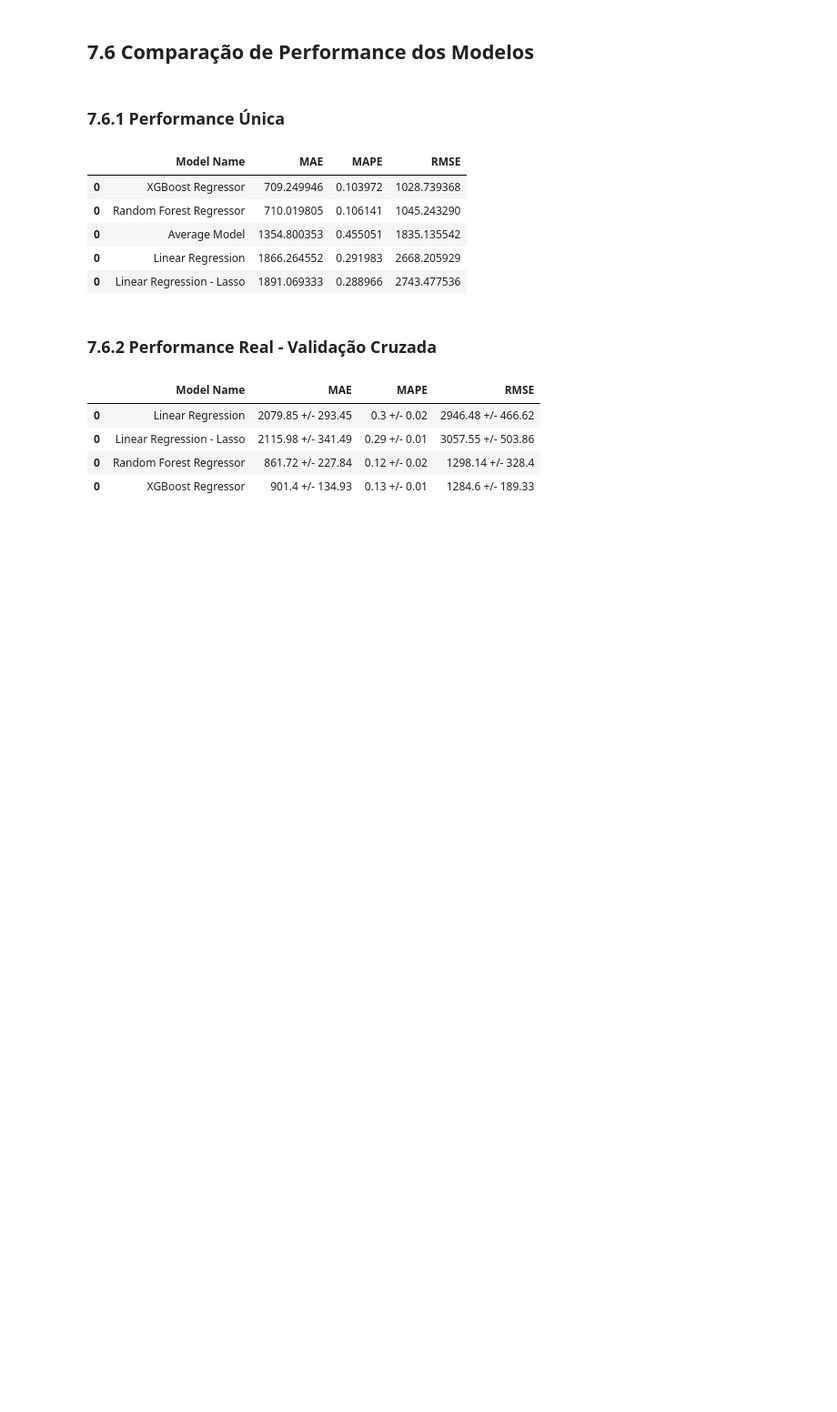
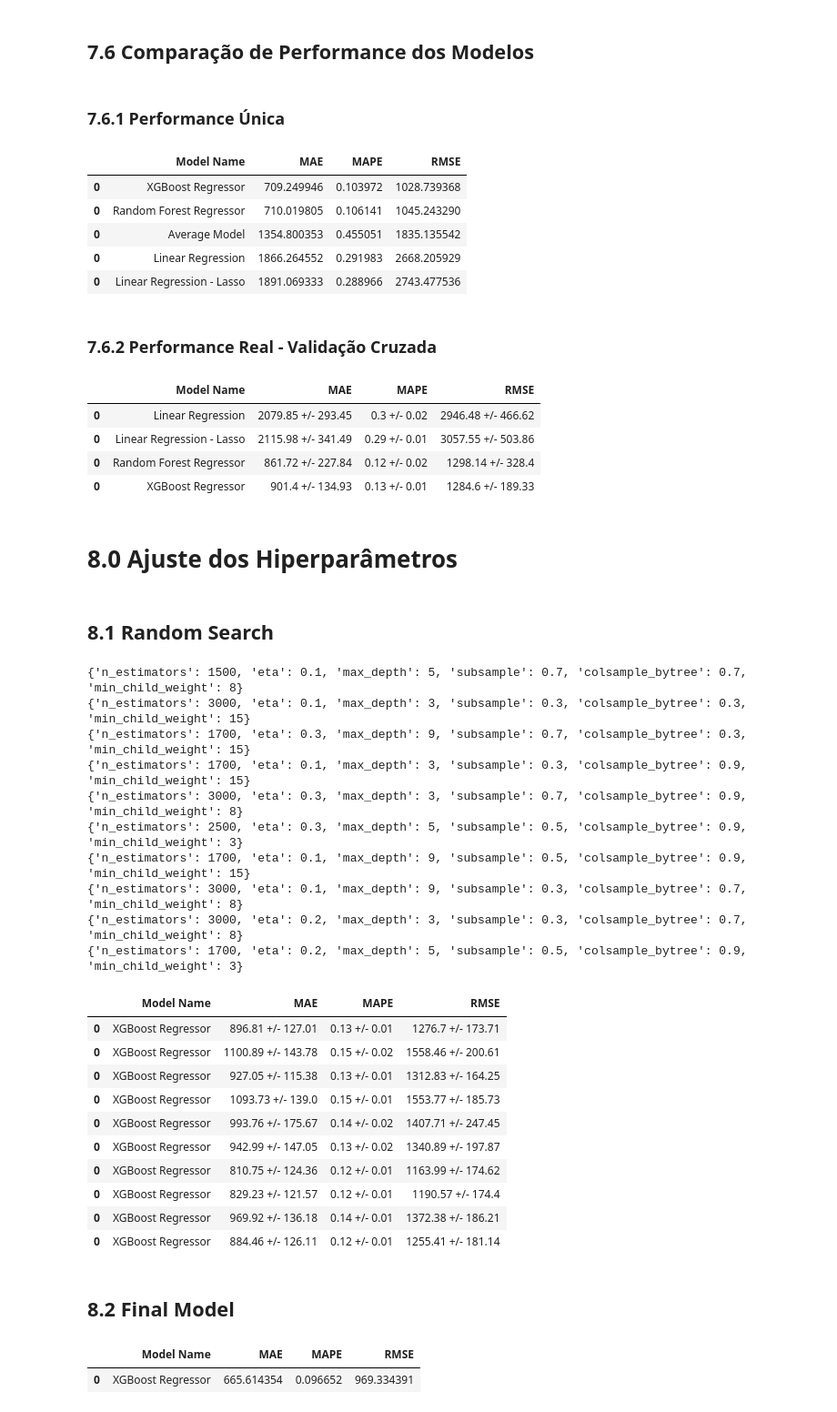
Before and after one commit to misaelpcastro/rossmann_previsao_vendas, a Jupyter notebook: Previsao_vendas_por_loja_v1.ipynb, the cells around one changed output. Shown at 91% size. Drawn from its saved outputs; the diff is of its cells as text; code cells hidden in the pictures; blank space fills up the shorter version.

Commit message:
Add Hyperparameter fine tuning and Final model

```diff
--- a/Previsao_vendas_por_loja_v1.ipynb
+++ b/Previsao_vendas_por_loja_v1.ipynb
@@ -1023,3 +1024,63 @@ modelling_result_cv
 | 0 | Linear Regression - Lasso | 2115.98 +/- 341.49 | 0.29 +/- 0.01 | 3057.55 +/- 503.86 |
 | 0 | Random Forest Regressor | 861.72 +/- 227.84 | 0.12 +/- 0.02 | 1298.14 +/- 328.4 |
 | 0 | XGBoost Regressor | 901.4 +/- 134.93 | 0.13 +/- 0.01 | 1284.6 +/- 189.33 |
+# %% [markdown]
+# 8.0 Ajuste dos Hiperparâmetros
+# %% [markdown]
+## 8.1 Random Search
+# %%
+param = {'n_estimators': [1500, 1700, 2500, 3000, 3500],
+         'eta': [0.1, 0.2, 0.3],
+         'max_depth': [3, 5, 9],
+         'subsample': [0.3, 0.5, 0.7],
+         'colsample_bytree': [0.3, 0.7, 0.9],
+         'min_child_weight': [3, 8, 15]}
+# %%
+MAX_EVAL = 10
+
+final_result = pd.DataFrame()
+import random
+
+for i in range(MAX_EVAL):
+    # escolhe os valores aleatoriamente
+    hp = {k: random.sample(v,1)[0] for k, v in param.items()}
+    print(hp)
+
+    # modelo
+    model_xgb = xgb.XGBRegressor(objective='reg:squarederror',
+                                 n_estimators=hp['n_estimators'],
+                                 eta=hp['eta'],
+                                 max_depth=hp['max_depth'],
+                                 subsample=hp['subsample'],
+                                 colsample_bytree=hp['colsample_bytree'],
+                                 min_child_weight=hp['min_child_weight'])
+
+    # performance
+    result = cross_validation(x_training, 5, 'XGBoost Regressor', model_xgb, verbose=False)
+    final_result = pd.concat([final_result, result])
+
+final_result
+# %% [output]
+{'n_estimators': 1500, 'eta': 0.1, 'max_depth': 5, 'subsample': 0.7, 'colsample_bytree': 0.7, 'min_child_weight': 8}
+{'n_estimators': 3000, 'eta': 0.1, 'max_depth': 3, 'subsample': 0.3, 'colsample_bytree': 0.3, 'min_child_weight': 15}
+{'n_estimators': 1700, 'eta': 0.3, 'max_depth': 9, 'subsample': 0.7, 'colsample_bytree': 0.3, 'min_child_weight': 15}
+{'n_estimators': 1700, 'eta': 0.1, 'max_depth': 3, 'subsample': 0.3, 'colsample_bytree': 0.9, 'min_child_weight': 15}
+{'n_estimators': 3000, 'eta': 0.3, 'max_depth': 3, 'subsample': 0.7, 'colsample_bytree': 0.9, 'min_child_weight': 8}
+{'n_estimators': 2500, 'eta': 0.3, 'max_depth': 5, 'subsample': 0.5, 'colsample_bytree': 0.9, 'min_child_weight': 3}
+{'n_estimators': 1700, 'eta': 0.1, 'max_depth': 9, 'subsample': 0.5, 'colsample_bytree': 0.9, 'min_child_weight': 15}
+{'n_estimators': 3000, 'eta': 0.1, 'max_depth': 9, 'subsample': 0.3, 'colsample_bytree': 0.7, 'min_child_weight': 8}
+{'n_estimators': 3000, 'eta': 0.2, 'max_depth': 3, 'subsample': 0.3, 'colsample_bytree': 0.7, 'min_child_weight': 8}
+{'n_estimators': 1700, 'eta': 0.2, 'max_depth': 5, 'subsample': 0.5, 'colsample_bytree': 0.9, 'min_child_weight': 3}
+|  | Model Name | MAE | MAPE | RMSE |
+| 0 | XGBoost Regressor | 896.81 +/- 127.01 | 0.13 +/- 0.01 | 1276.7 +/- 173.71 |
+| 0 | XGBoost Regressor | 1100.89 +/- 143.78 | 0.15 +/- 0.02 | 1558.46 +/- 200.61 |
+| 0 | XGBoost Regressor | 927.05 +/- 115.38 | 0.13 +/- 0.01 | 1312.83 +/- 164.25 |
+| 0 | XGBoost Regressor | 1093.73 +/- 139.0 | 0.15 +/- 0.01 | 1553.77 +/- 185.73 |
+| 0 | XGBoost Regressor | 993.76 +/- 175.67 | 0.14 +/- 0.02 | 1407.71 +/- 247.45 |
+| 0 | XGBoost Regressor | 942.99 +/- 147.05 | 0.13 +/- 0.02 | 1340.89 +/- 197.87 |
+| 0 | XGBoost Regressor | 810.75 +/- 124.36 | 0.12 +/- 0.01 | 1163.99 +/- 174.62 |
+| 0 | XGBoost Regressor | 829.23 +/- 121.57 | 0.12 +/- 0.01 | 1190.57 +/- 174.4 |
+| 0 | XGBoost Regressor | 969.92 +/- 136.18 | 0.14 +/- 0.01 | 1372.38 +/- 186.21 |
+| 0 | XGBoost Regressor | 884.46 +/- 126.11 | 0.12 +/- 0.01 | 1255.41 +/- 181.14 |
+# %% [markdown]
+## 8.2 Final Model
@@ -1025,0 +1094,19 @@ modelling_result_cv
+# %%
+# modelo
+model_xgb_tuned = xgb.XGBRegressor(objective='reg:squarederror',
+                                   n_estimators=param_tuned['n_estimators'],
+                                   eta=param_tuned['eta'],
+                                   max_depth=param_tuned['max_depth'],
+                                   subsample=param_tuned['subsample'],
+                                   colsample_bytree=param_tuned['colsample_bytree'],
+                                   min_child_weight=param_tuned['min_child_weight']).fit(x_train, y_train)
+
+# predição
+yhat_xgb_tuned = model_xgb_tuned.predict(x_test)
+
+# performance
+xgb_result_tuned = ml_error('XGBoost Regressor', np.expm1(y_test), np.expm1(yhat_xgb_tuned))
+xgb_result_tuned
+# %% [output]
+|  | Model Name | MAE | MAPE | RMSE |
+| 0 | XGBoost Regressor | 665.614354 | 0.096652 | 969.334391 |
```
Also changed, not shown: parts of 5 cells of this notebook.
